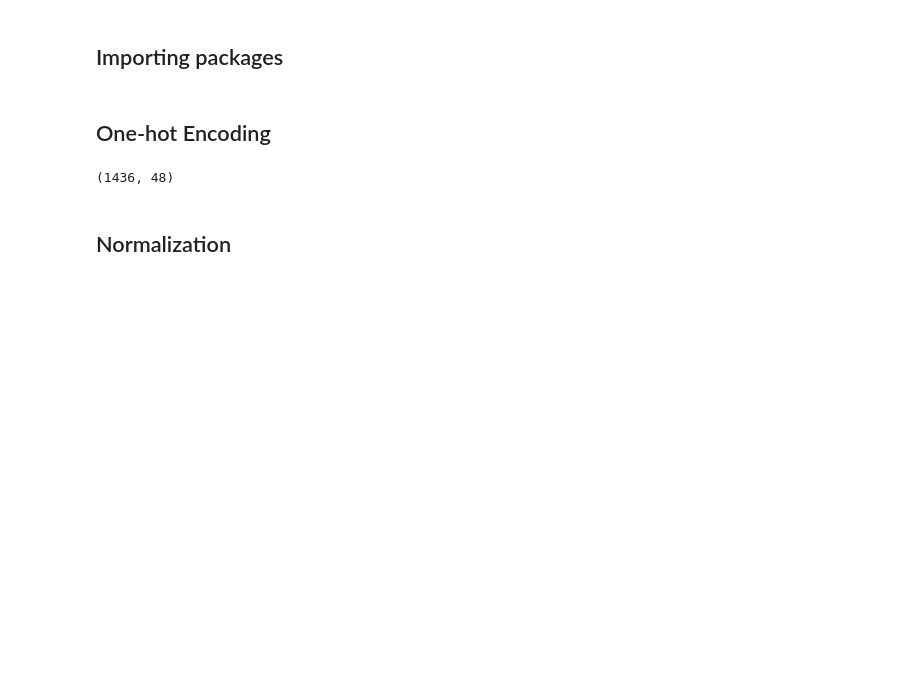
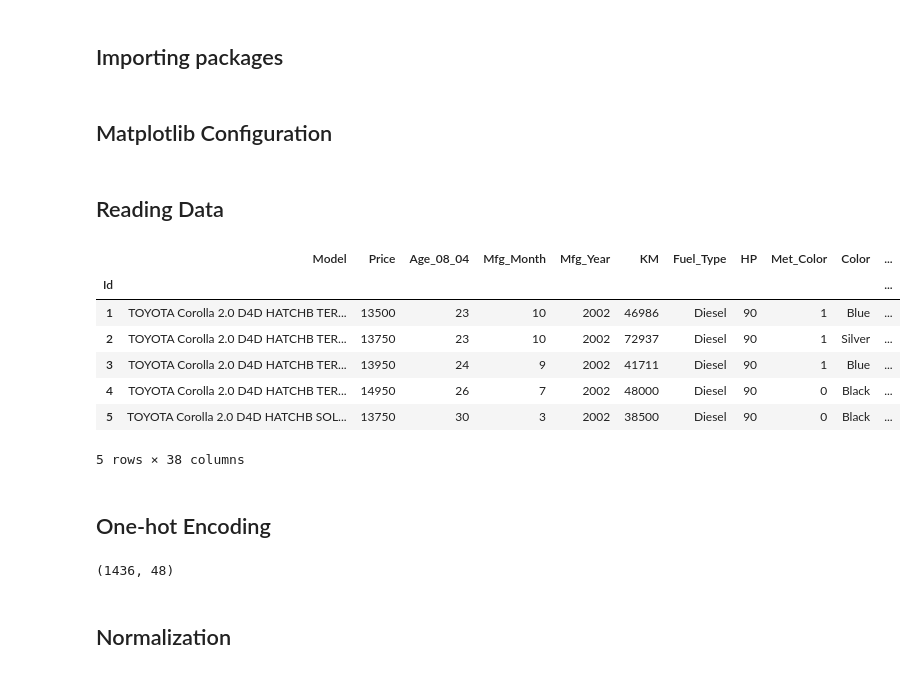
Before and after one commit to mostafaghadimi/machine-learning, a Jupyter notebook: HomeWorks/HW4/Practical/Toyota.ipynb, the cells around one changed output. Saved outputs shown, nothing was run; the diff lists cells and outputs as text; code cells hidden in the pictures; blank space fills up the shorter version.

```diff
--- a/HomeWorks/HW4/Practical/Toyota.ipynb
+++ b/HomeWorks/HW4/Practical/Toyota.ipynb
@@ -4,3 +4,5 @@
 import numpy as np
 import pandas as pd
 import matplotlib.pyplot as plt
+# %% [markdown]
+## Matplotlib Configuration
@@ -7,6 +12,17 @@ import matplotlib.pyplot as plt
+# %% [markdown]
+## Reading Data
 # %%
 df = pd.read_excel("./ToyotaCorolla.xls", "data", index_col=0)
-# df.head()
+df.head()
+# %% [output]
+|  | Model | Price | Age_08_04 | Mfg_Month | Mfg_Year | KM | Fuel_Type | HP | Met_Color | Color | ... |
+| Id |  |  |  |  |  |  |  |  |  |  | ... |
+| 1 | TOYOTA Corolla 2.0 D4D HATCHB TER... | 13500 | 23 | 10 | 2002 | 46986 | Diesel | 90 | 1 | Blue | ... |
+| 2 | TOYOTA Corolla 2.0 D4D HATCHB TER... | 13750 | 23 | 10 | 2002 | 72937 | Diesel | 90 | 1 | Silver | ... |
+| 3 | TOYOTA Corolla 2.0 D4D HATCHB TER... | 13950 | 24 | 9 | 2002 | 41711 | Diesel | 90 | 1 | Blue | ... |
+| 4 | TOYOTA Corolla 2.0 D4D HATCHB TER... | 14950 | 26 | 7 | 2002 | 48000 | Diesel | 90 | 0 | Black | ... |
+| 5 | TOYOTA Corolla 2.0 D4D HATCHB SOL... | 13750 | 30 | 3 | 2002 | 38500 | Diesel | 90 | 0 | Black | ... |
+5 rows × 38 columns
 # %% [markdown]
 ## One-hot Encoding
 # %%
```
Also changed, not shown: parts of 23 cells of this notebook.
